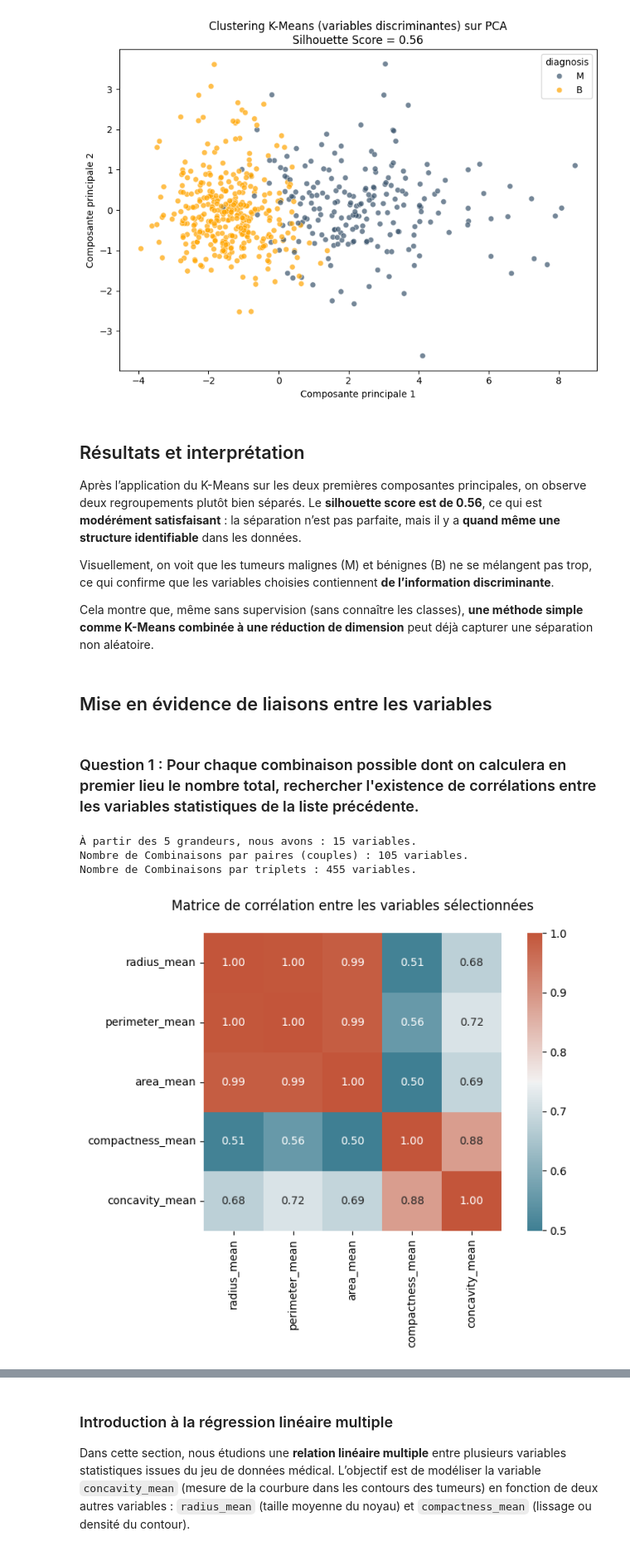
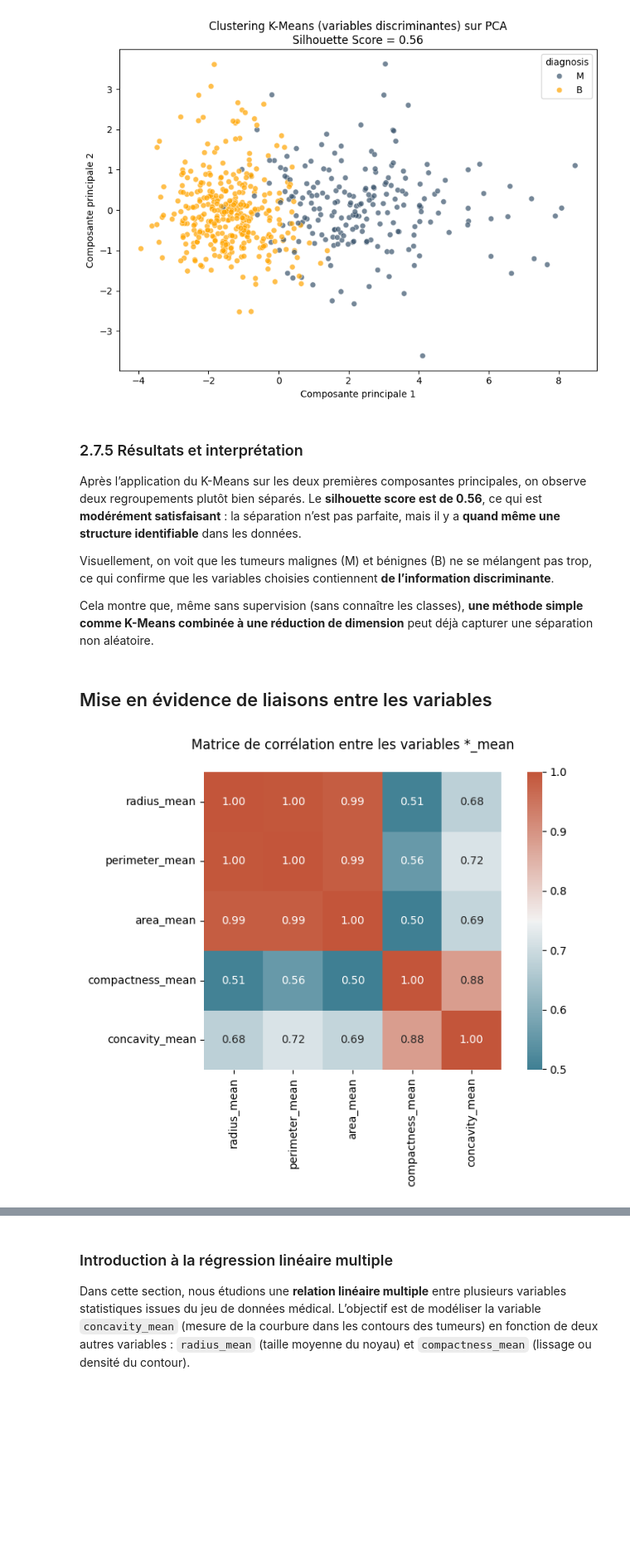
Before and after one commit to Darckens/SAE-S2.03, a Jupyter notebook: traitement/S203_BENKHERFELLAH.ipynb, the cells around one changed output, grey strips where cells are left out. Shown at 83% size. Saved outputs shown, nothing was run; the diff lists cells and outputs as text; code cells hidden in the pictures; blank space fills up the shorter version.

```diff
--- a/traitement/S203_BENKHERFELLAH.ipynb
+++ b/traitement/S203_BENKHERFELLAH.ipynb
@@ -677,7 +639,7 @@ plt.show()
 # %% [output]
 [figure]
 # %% [markdown]
-## Résultats et interprétation
+### 2.7.5 Résultats et interprétation
 
 Après l’application du K-Means sur les deux premières composantes principales, on observe deux regroupements plutôt bien séparés. Le **silhouette score est de 0.56**, ce qui est **modérément satisfaisant** : la séparation n’est pas parfaite, mais il y a **quand même une structure identifiable** dans les données.
 
@@ -686,46 +648,24 @@ Visuellement, on voit que les tumeurs malignes (M) et bénignes (B) ne se mélan
 Cela montre que, même sans supervision (sans connaître les classes), **une méthode simple comme K-Means combinée à une réduction de dimension** peut déjà capturer une séparation non aléatoire.
 # %% [markdown]
 ## Mise en évidence de liaisons entre les variables
-# %% [markdown]
-### Question 1 : Pour chaque combinaison possible dont on calculera en premier lieu le nombre total, rechercher l'existence de corrélations entre les variables statistiques de la liste précédente.
-# %%
-import itertools
-
-base_vars = ["radius", "perimeter", "area", "compactness", "concavity"]
-types = ["mean", "se", "worst"]
-
-# Construction de toutes les combinaisons : base + type
-full_vars = [f"{var}_{t}" for var in base_vars for t in types]
-
-# Génération des couples et triplets possibles
-couples = list(itertools.combinations(full_vars, 2))
-triplets = list(itertools.combinations(full_vars, 3))
-
-print(f"À partir des 5 grandeurs, nous avons : {len(full_vars)} variables.")
-print(f"Nombre de Combinaisons par paires (couples) : {len(couples)} variables.")
-print(f"Nombre de Combinaisons par triplets : {len(triplets)} variables.")
-# %% [output]
-À partir des 5 grandeurs, nous avons : 15 variables.
-Nombre de Combinaisons par paires (couples) : 105 variables.
-Nombre de Combinaisons par triplets : 455 variables.
 # %%
 selected_vars = [
     "radius_mean",
     "perimeter_mean",
     "area_mean",
     "compactness_mean",
     "concavity_mean"
 ]
 
 corr_matrix = df[selected_vars].corr(method="pearson")
 
 plt.figure(figsize=(8, 6))
 sns.heatmap(corr_matrix, annot=True, cmap=sns.diverging_palette(220, 20, as_cmap=True), fmt=".2f", square=True)
-plt.title("Matrice de corrélation entre les variables sélectionnées\n")
+plt.title("Matrice de corrélation entre les variables *_mean\n")
 plt.tight_layout()
 plt.show()
 # %% [output]
-[figure, old version]
+[figure, new version]
 # %% [markdown]
 ### Analyse de la matrice de corrélation (variables `mean`)
 
```
Also changed, not shown: parts of 54 cells of this notebook, 2 other files.
